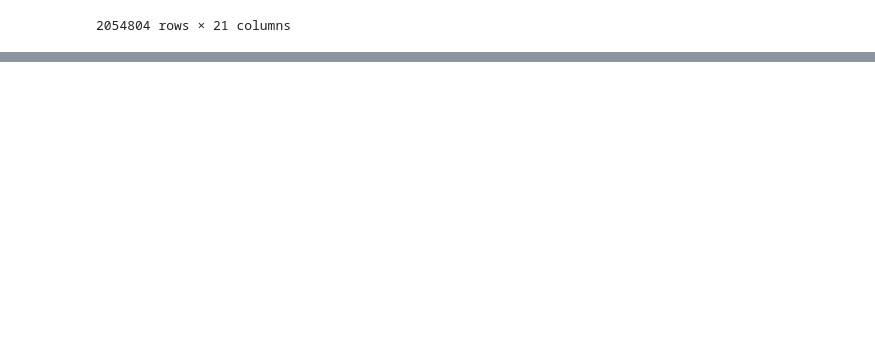
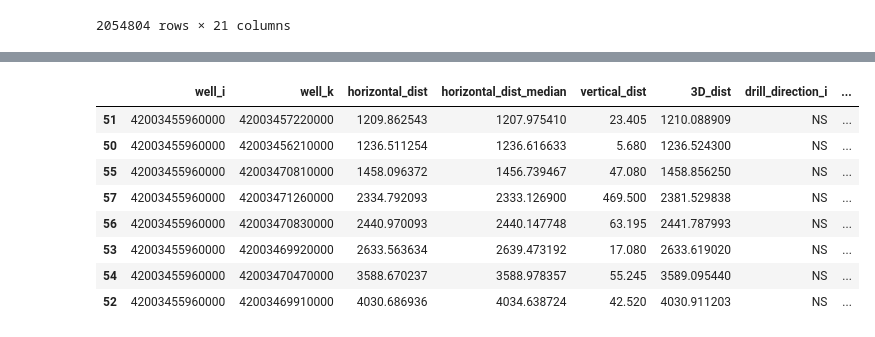
Before and after one commit to apoorvasaxena03/well-spacing-analyzer, a Jupyter notebook: notebooks/spacing_stat_v2.ipynb, the cells around one changed output, grey strips where cells are left out. Cells and saved outputs as stored; diff of their text form; code cells hidden in the pictures; blank space fills up the shorter version.

```diff
--- a/notebooks/spacing_stat_v2.ipynb
+++ b/notebooks/spacing_stat_v2.ipynb
@@ -1919,3 +1948,15 @@ df_spacing_new[(df_spacing_new['reject_reason']=='') & (df_spacing_new['well_i']
+# %%
+df_spacing_filterd[df_spacing_filterd['well_i']=='42003455960000'].sort_values('horizontal_dist')
+# %% [output]
+|  | well_i | well_k | horizontal_dist | horizontal_dist_median | vertical_dist | 3D_dist | drill_direction_i | ... |
+| 51 | 42003455960000 | 42003457220000 | 1209.862543 | 1207.975410 | 23.405 | 1210.088909 | NS | ... |
+| 50 | 42003455960000 | 42003456210000 | 1236.511254 | 1236.616633 | 5.680 | 1236.524300 | NS | ... |
+| 55 | 42003455960000 | 42003470810000 | 1458.096372 | 1456.739467 | 47.080 | 1458.856250 | NS | ... |
+| 57 | 42003455960000 | 42003471260000 | 2334.792093 | 2333.126900 | 469.500 | 2381.529838 | NS | ... |
+| 56 | 42003455960000 | 42003470830000 | 2440.970093 | 2440.147748 | 63.195 | 2441.787993 | NS | ... |
+| 53 | 42003455960000 | 42003469920000 | 2633.563634 | 2639.473192 | 17.080 | 2633.619020 | NS | ... |
+| 54 | 42003455960000 | 42003470470000 | 3588.670237 | 3588.978357 | 55.245 | 3589.095440 | NS | ... |
+| 52 | 42003455960000 | 42003469910000 | 4030.686936 | 4034.638724 | 42.520 | 4030.911203 | NS | ... |
 # %%
 debug_pair_spacing(
     df=df_utm_lateral,
```
Also changed, not shown: parts of 10 cells of this notebook, 5 other files.
